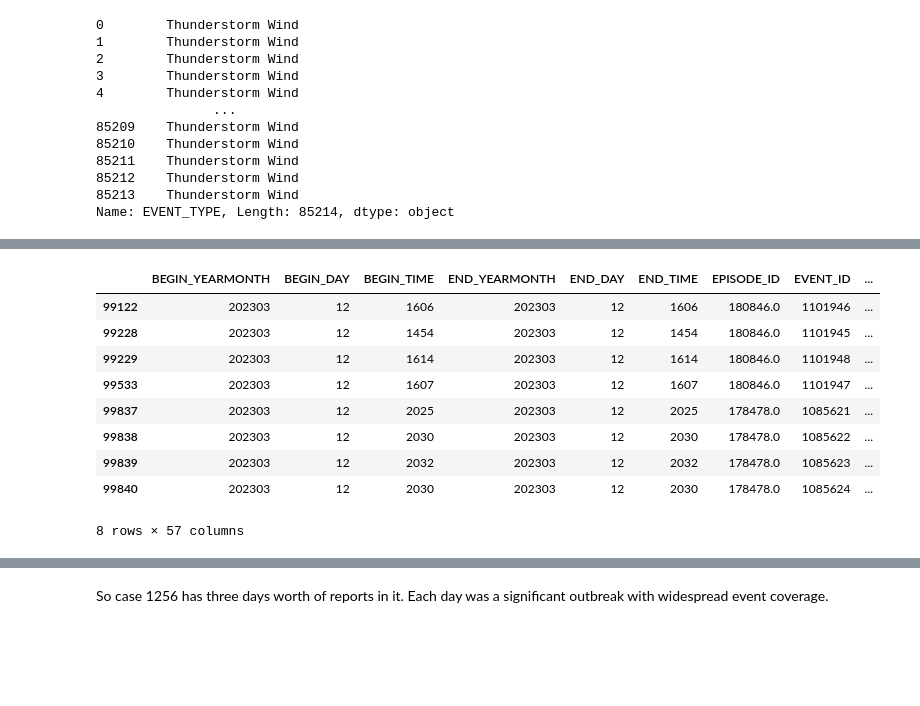
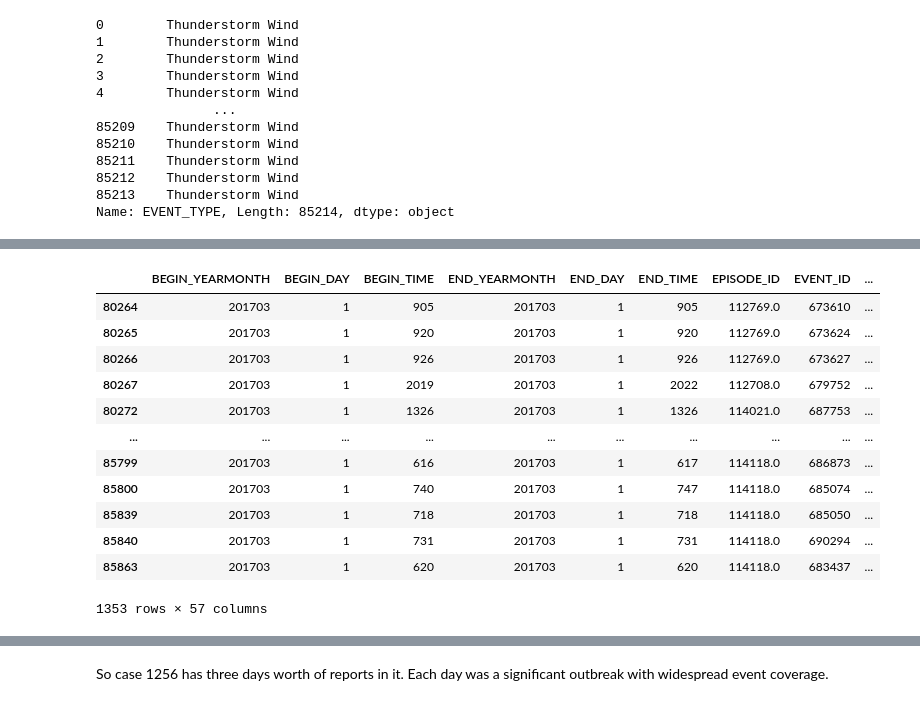
Before and after one commit to augustlepique/circs-research, a Jupyter notebook: create_synoptic_cases.ipynb, the cells around one changed output, grey strips where cells are left out. Cells and saved outputs as stored; diff of their text form; code cells hidden in the pictures; blank space fills up the shorter version.

```diff
--- a/create_synoptic_cases.ipynb
+++ b/create_synoptic_cases.ipynb
@@ -209,7 +247,7 @@ subset = df_winter_scs[df_winter_scs["WINTER_SEASON"] >= 1995]
 # %% [markdown]
 ## Creating a clustering function based on a time gap threshold:
 # %%
-def create_synoptic_cases(df, gap_threshold_hours=12):
+def create_synoptic_cases(df, gap_threshold_hours=24, max_duration_hours=96):
     """
     Groups NCEI Episodes into Synoptic Cases based on a time gap threshold.
 
@@ -231,33 +269,50 @@ def create_synoptic_cases(df, gap_threshold_hours=12):
     }).sort_values('BEGIN_DT_UTC')
 
     threshold = pd.Timedelta(hours=gap_threshold_hours)
+    max_duration = pd.Timedelta(hours=max_duration_hours)  # 4 days, adjust to taste
 
 
-     # 2. Walk forward in time, comparing to the *start* of the current case
-    case_ids = []
-    current_case_id = 0
+    ### Walk forward in time, comparing to the time of the last report. If it is within 12 hours, it gets grouped into the same case. If not, a new case is created.
+    case_ids=[]
+    current_case_id=0
+    current_case_last = None
     current_case_start = None
 
     for t in episodes['BEGIN_DT_UTC']:
-        if current_case_start is None or (t - current_case_start) > threshold:
-            # Start a new synoptic case
+        gap_exceeded = current_case_last is None or (t - current_case_last) > threshold
+        duration_exceeded = current_case_start is None or (t - current_case_start) > max_duration
+
+        if gap_exceeded or duration_exceeded:
             current_case_id += 1
             current_case_start = t
+        current_case_last = t
         case_ids.append(current_case_id)
 
     episodes['SYNOPTIC_CASE_ID'] = case_ids
 
+    ## Merge back to full dataframe:
+    result = df.merge(episodes[['EVENT_ID', 'SYNOPTIC_CASE_ID']], on='EVENT_ID', how='left')
+
+    ##Sanity check to make sure EVENT_IDs are properly being merged
+    #assert result['SYNOPTIC_CASE_ID'].isna().sum() == 0, "Some EVENT_IDs failed to merge"
+
     # 3. Merge back to the full dataframe
-    return df.merge(
-        episodes[['EVENT_ID', 'SYNOPTIC_CASE_ID']],
-        on='EVENT_ID',
-        how='left',
-    )
+    return result
 # %%
 # --- Run the function ---
 # A 12-hour gap is a solid meteorological definition for separating synoptic waves.
 # If reports stop for 12 hours, the next report is likely a new system.
-subset = create_synoptic_cases(subset, gap_threshold_hours=12)
+subset = create_synoptic_cases(subset, gap_threshold_hours=24)
+
+### Filtering out cases with less than 3 events:
+case_counts = subset.groupby('SYNOPTIC_CASE_ID')['EVENT_ID'].count()
+valid_cases = case_counts[case_counts >= 3].index
+subset = subset[subset['SYNOPTIC_CASE_ID'].isin(valid_cases)]
+
+### Reseting synoptic_case_id index so it starts from 0.
+case_id_map = {old: new for new, old in enumerate(sorted(subset['SYNOPTIC_CASE_ID'].unique()))}
+subset['SYNOPTIC_CASE_ID'] = subset['SYNOPTIC_CASE_ID'].map(case_id_map)
+
 
 print(f"Total Unique Events: {subset['EVENT_ID'].nunique()}")
 print(f"Total Synoptic Cases: {subset['SYNOPTIC_CASE_ID'].nunique()}")
@@ -568,7 +690,7 @@ def cluster_outbreaks_dbscan(df, time_scale_factor=50, eps_km=300, min_samples=5
 
     return df_conus[df_conus['SYNOPTIC_CASE_ID'] !=-1]
 # %%
-clustered_df = cluster_outbreaks_dbscan(subset, time_scale_factor=50, eps_km=300, min_samples=5)
+clustered_df = cluster_outbreaks_dbscan(subset, time_scale_factor=100, eps_km=300, min_samples=3)
 # %%
 clustered_df['SYNOPTIC_CASE_ID'].nunique()
 # %% [output]
@@ -607,14 +729,17 @@ SYNOPTIC Case ID 944 is the largest with 1359 reports.
 # %%
-clustered_df[clustered_df['SYNOPTIC_CASE_ID'] ==1256]
+clustered_df[clustered_df['SYNOPTIC_CASE_ID'] ==1426]
 # %% [output]
 |  | BEGIN_YEARMONTH | BEGIN_DAY | BEGIN_TIME | END_YEARMONTH | END_DAY | END_TIME | EPISODE_ID | EVENT_ID | ... |
-| 99122 | 202303 | 12 | 1606 | 202303 | 12 | 1606 | 180846.0 | 1101946 | ... |
-| 99228 | 202303 | 12 | 1454 | 202303 | 12 | 1454 | 180846.0 | 1101945 | ... |
-| 99229 | 202303 | 12 | 1614 | 202303 | 12 | 1614 | 180846.0 | 1101948 | ... |
-| 99533 | 202303 | 12 | 1607 | 202303 | 12 | 1607 | 180846.0 | 1101947 | ... |
-| 99837 | 202303 | 12 | 2025 | 202303 | 12 | 2025 | 178478.0 | 1085621 | ... |
-| 99838 | 202303 | 12 | 2030 | 202303 | 12 | 2030 | 178478.0 | 1085622 | ... |
-| 99839 | 202303 | 12 | 2032 | 202303 | 12 | 2032 | 178478.0 | 1085623 | ... |
-| 99840 | 202303 | 12 | 2030 | 202303 | 12 | 2030 | 178478.0 | 1085624 | ... |
+| 80264 | 201703 | 1 | 905 | 201703 | 1 | 905 | 112769.0 | 673610 | ... |
+| 80265 | 201703 | 1 | 920 | 201703 | 1 | 920 | 112769.0 | 673624 | ... |
+| 80266 | 201703 | 1 | 926 | 201703 | 1 | 926 | 112769.0 | 673627 | ... |
+| 80267 | 201703 | 1 | 2019 | 201703 | 1 | 2022 | 112708.0 | 679752 | ... |
+| 80272 | 201703 | 1 | 1326 | 201703 | 1 | 1326 | 114021.0 | 687753 | ... |
+| ... | ... | ... | ... | ... | ... | ... | ... | ... | ... |
+| 85799 | 201703 | 1 | 616 | 201703 | 1 | 617 | 114118.0 | 686873 | ... |
+| 85800 | 201703 | 1 | 740 | 201703 | 1 | 747 | 114118.0 | 685074 | ... |
+| 85839 | 201703 | 1 | 718 | 201703 | 1 | 718 | 114118.0 | 685050 | ... |
+| 85840 | 201703 | 1 | 731 | 201703 | 1 | 731 | 114118.0 | 690294 | ... |
+| 85863 | 201703 | 1 | 620 | 201703 | 1 | 620 | 114118.0 | 683437 | ... |
-8 rows × 57 columns
+1353 rows × 57 columns
 # %%
```
Also changed, not shown: parts of 53 cells of this notebook.
